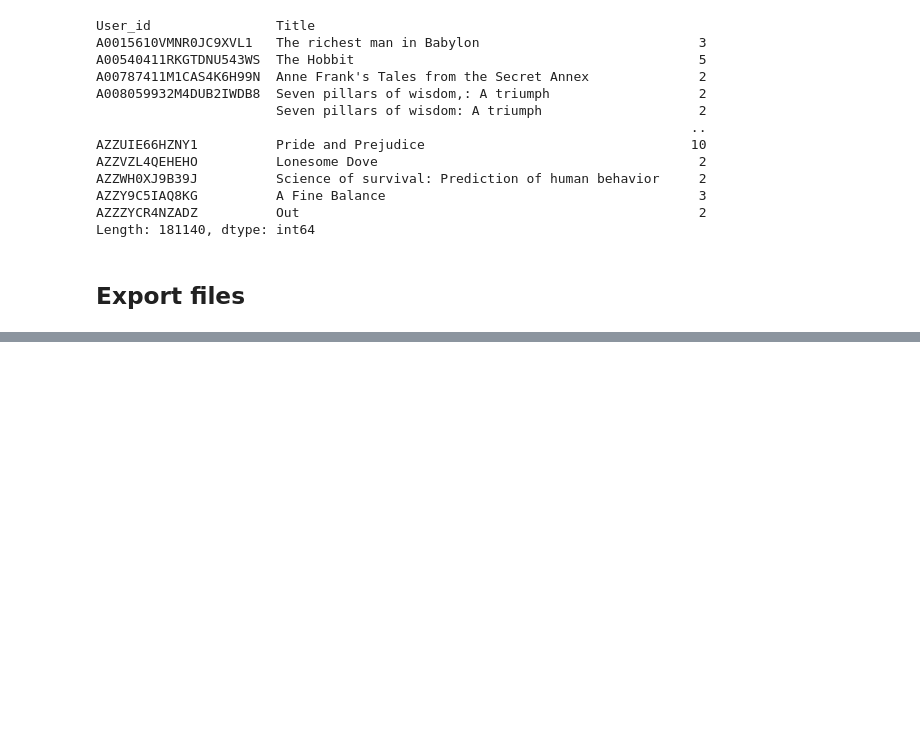
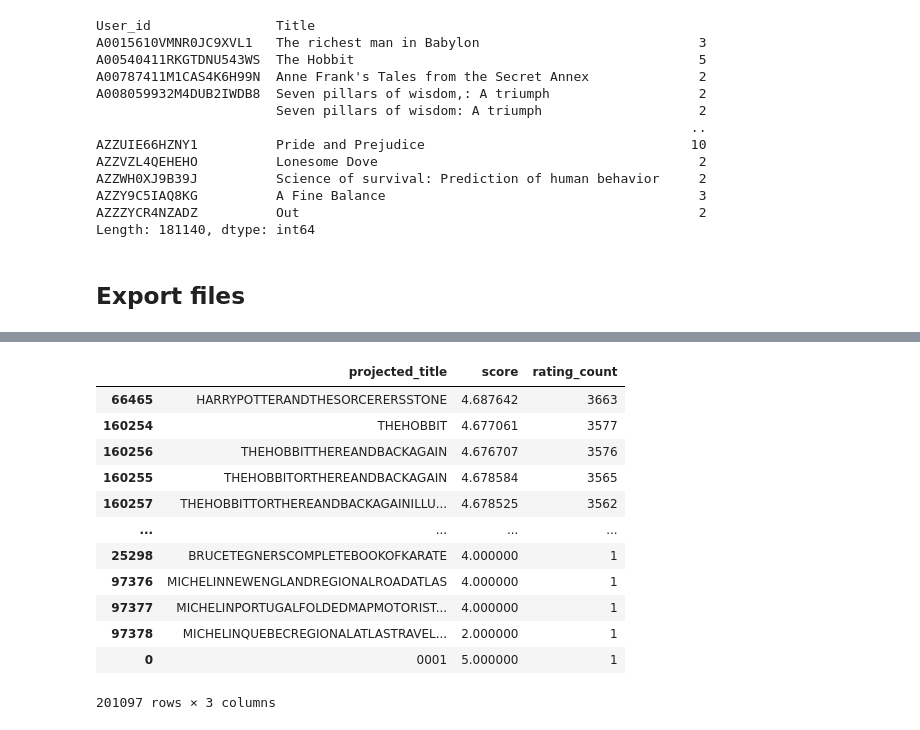
Before and after one commit to feyclan/WT_analysis, a Jupyter notebook: Cleaning.ipynb, the cells around one changed output, grey strips where cells are left out. Saved outputs shown, nothing was run; the diff lists cells and outputs as text; code cells hidden in the pictures; blank space fills up the shorter version.

```diff
--- a/Cleaning.ipynb
+++ b/Cleaning.ipynb
@@ -142,0 +180,13 @@ clean_books[clean_books["projected_title"] == "MOBYDICKORTHEWHALE"]
+# %%
+average_score_per_book = new_reviews.groupby(["projected_title"])["score"].mean()
+average_score_per_book = average_score_per_book.sort_index()
+number_of_reviews_per_book = new_reviews.groupby(["projected_title"])["score"].size()
+number_of_reviews_per_book = number_of_reviews_per_book.sort_index()
+# std_per_book = new_reviews.groupby(["projected_title"])["score"].std()
+# std_per_book = std_per_book.sort_index()
+# %%
+new_books = average_score_per_book.reset_index()
+new_books["rating_count"] = number_of_reviews_per_book.tolist()
+# new_books["std"] = std_per_book.tolist()
+new_books = new_books.sort_values("rating_count", ascending=False)
+new_books.head(5)
@@ -399,0 +417,17 @@ clean_books
+# %%
+new_books.to_csv('data_sets/books_for_recommenders.csv', index=False)
+new_books
+# %% [output]
+|  | projected_title | score | rating_count |
+| 66465 | HARRYPOTTERANDTHESORCERERSSTONE | 4.687642 | 3663 |
+| 160254 | THEHOBBIT | 4.677061 | 3577 |
+| 160256 | THEHOBBITTHEREANDBACKAGAIN | 4.676707 | 3576 |
+| 160255 | THEHOBBITORTHEREANDBACKAGAIN | 4.678584 | 3565 |
+| 160257 | THEHOBBITTORTHEREANDBACKAGAINILLU... | 4.678525 | 3562 |
+| ... | ... | ... | ... |
+| 25298 | BRUCETEGNERSCOMPLETEBOOKOFKARATE | 4.000000 | 1 |
+| 97376 | MICHELINNEWENGLANDREGIONALROADATLAS | 4.000000 | 1 |
+| 97377 | MICHELINPORTUGALFOLDEDMAPMOTORIST... | 4.000000 | 1 |
+| 97378 | MICHELINQUEBECREGIONALATLASTRAVEL... | 2.000000 | 1 |
+| 0 | 0001 | 5.000000 | 1 |
+201097 rows × 3 columns
```
Also changed, not shown: parts of 29 cells of this notebook.
